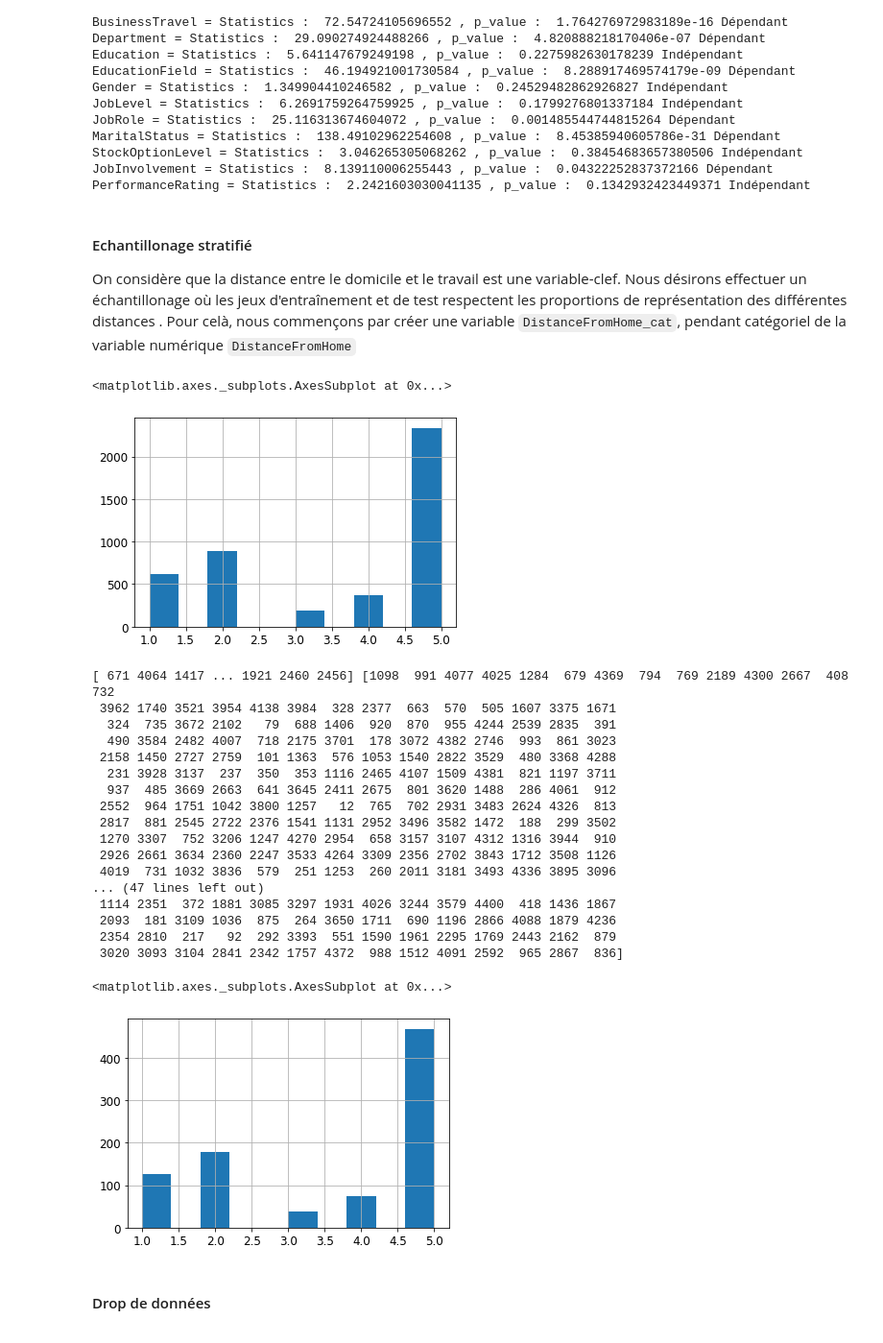
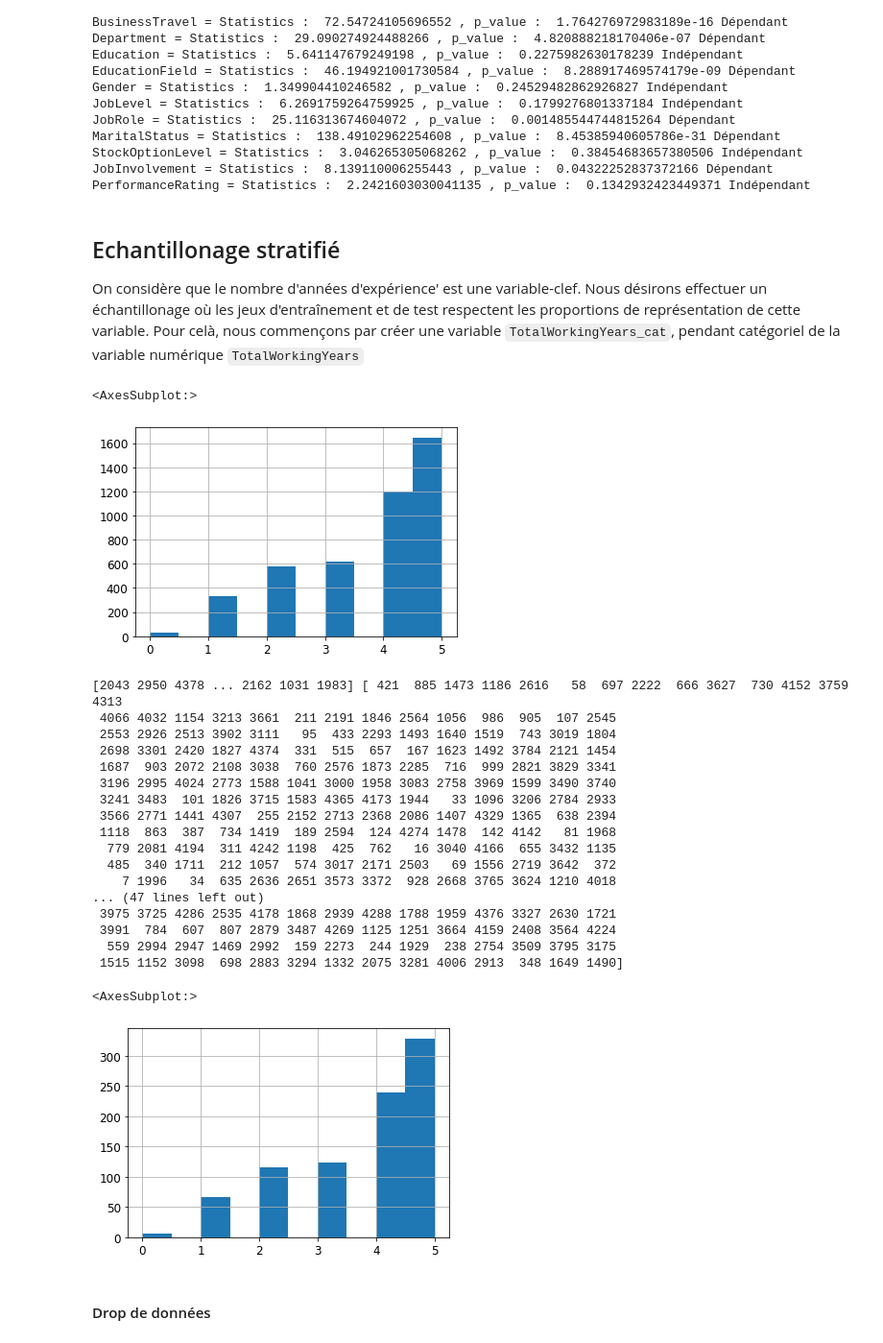
Before and after one commit to VictorMassotte/Projet-IA, a Jupyter notebook: projet-ia.ipynb, the cells around one changed output. Shown at 96% size. Cells and saved outputs as stored; diff of their text form; code cells hidden in the pictures.

Commit message:
add stratified

```diff
--- a/projet-ia.ipynb
+++ b/projet-ia.ipynb
@@ -438,47 +435,47 @@ StockOptionLevel = Statistics :  3.046265305068262 , p_value :  0.38454683657380
 JobInvolvement = Statistics :  8.139110006255443 , p_value :  0.04322252837372166 Dépendant
 PerformanceRating = Statistics :  2.2421603030041135 , p_value :  0.1342932423449371 Indépendant
 # %% [markdown]
-#### Echantillonage stratifié
+## Echantillonage stratifié
 
-On considère que la distance entre le domicile et le travail est une variable-clef. Nous désirons effectuer un échantillonage où les jeux d'entraînement et de test respectent les proportions de représentation des différentes distances . Pour celà, nous commençons par créer une variable `DistanceFromHome_cat`, pendant catégoriel de la variable numérique `DistanceFromHome`
+On considère que le nombre d'années d'expérience' est une variable-clef. Nous désirons effectuer un échantillonage où les jeux d'entraînement et de test respectent les proportions de représentation de cette variable. Pour celà, nous commençons par créer une variable `TotalWorkingYears_cat`, pendant catégoriel de la variable numérique `TotalWorkingYears`
 # %%
-allData["DistanceFromHome_cat"] = np.ceil(allData["DistanceFromHome"]/1.5)
-allData["DistanceFromHome_cat"].where(allData["DistanceFromHome_cat"] < 5, 5.0, inplace=True) # replace where false
+allData["TotalWorkingYears_cat"] = np.ceil(allData["TotalWorkingYears"]/2.5)
+allData["TotalWorkingYears_cat"].where(allData["TotalWorkingYears_cat"] < 5, 5.0, inplace=True) # replace where false
 # %%
-allData["DistanceFromHome_cat"].hist()
+allData["TotalWorkingYears_cat"].hist()
 # %% [output]
-<matplotlib.axes._subplots.AxesSubplot at 0x...>
+<AxesSubplot:>
-[figure, old version]
+[figure, new version]
 # %%
 from sklearn.model_selection import StratifiedShuffleSplit
 
 split = StratifiedShuffleSplit(n_splits=1, test_size=0.2, random_state=42)
-for train_index, test_index in split.split(allData, allData["DistanceFromHome_cat"]):
+for train_index, test_index in split.split(allData, allData["TotalWorkingYears_cat"]):
     print(train_index, test_index) # 1 seul tour de boucle si n_splits = 1
     strat_train_set = allData.loc[train_index]
     strat_test_set = allData.loc[test_index]
 # %% [output]
-[ 671 4064 1417 ... 1921 2460 2456] [1098  991 4077 4025 1284  679 4369  794  769 2189 4300 2667  408  732
- 3962 1740 3521 3954 4138 3984  328 2377  663  570  505 1607 3375 1671
-  324  735 3672 2102   79  688 1406  920  870  955 4244 2539 2835  391
-  490 3584 2482 4007  718 2175 3701  178 3072 4382 2746  993  861 3023
- 2158 1450 2727 2759  101 1363  576 1053 1540 2822 3529  480 3368 4288
-  231 3928 3137  237  350  353 1116 2465 4107 1509 4381  821 1197 3711
-  937  485 3669 2663  641 3645 2411 2675  801 3620 1488  286 4061  912
- 2552  964 1751 1042 3800 1257   12  765  702 2931 3483 2624 4326  813
- 2817  881 2545 2722 2376 1541 1131 2952 3496 3582 1472  188  299 3502
- 1270 3307  752 3206 1247 4270 2954  658 3157 3107 4312 1316 3944  910
- 2926 2661 3634 2360 2247 3533 4264 3309 2356 2702 3843 1712 3508 1126
- 4019  731 1032 3836  579  251 1253  260 2011 3181 3493 4336 3895 3096
+[2043 2950 4378 ... 2162 1031 1983] [ 421  885 1473 1186 2616   58  697 2222  666 3627  730 4152 3759 4313
+ 4066 4032 1154 3213 3661  211 2191 1846 2564 1056  986  905  107 2545
+ 2553 2926 2513 3902 3111   95  433 2293 1493 1640 1519  743 3019 1804
+ 2698 3301 2420 1827 4374  331  515  657  167 1623 1492 3784 2121 1454
+ 1687  903 2072 2108 3038  760 2576 1873 2285  716  999 2821 3829 3341
+ 3196 2995 4024 2773 1588 1041 3000 1958 3083 2758 3969 1599 3490 3740
+ 3241 3483  101 1826 3715 1583 4365 4173 1944   33 1096 3206 2784 2933
+ 3566 2771 1441 4307  255 2152 2713 2368 2086 1407 4329 1365  638 2394
+ 1118  863  387  734 1419  189 2594  124 4274 1478  142 4142   81 1968
+  779 2081 4194  311 4242 1198  425  762   16 3040 4166  655 3432 1135
+  485  340 1711  212 1057  574 3017 2171 2503   69 1556 2719 3642  372
+    7 1996   34  635 2636 2651 3573 3372  928 2668 3765 3624 1210 4018
 ... (47 lines left out)
- 1114 2351  372 1881 3085 3297 1931 4026 3244 3579 4400  418 1436 1867
- 2093  181 3109 1036  875  264 3650 1711  690 1196 2866 4088 1879 4236
- 2354 2810  217   92  292 3393  551 1590 1961 2295 1769 2443 2162  879
- 3020 3093 3104 2841 2342 1757 4372  988 1512 4091 2592  965 2867  836]
+ 3975 3725 4286 2535 4178 1868 2939 4288 1788 1959 4376 3327 2630 1721
+ 3991  784  607  807 2879 3487 4269 1125 1251 3664 4159 2408 3564 4224
+  559 2994 2947 1469 2992  159 2273  244 1929  238 2754 3509 3795 3175
+ 1515 1152 3098  698 2883 3294 1332 2075 3281 4006 2913  348 1649 1490]
 # %%
-strat_test_set["DistanceFromHome_cat"].hist()
+strat_test_set["TotalWorkingYears_cat"].hist()
 # %% [output]
-<matplotlib.axes._subplots.AxesSubplot at 0x...>
+<AxesSubplot:>
-[figure, old version]
+[figure, new version]
 # %%
 for set_ in (strat_train_set, strat_test_set):
```
Also changed, not shown: parts of 8 cells of this notebook.
